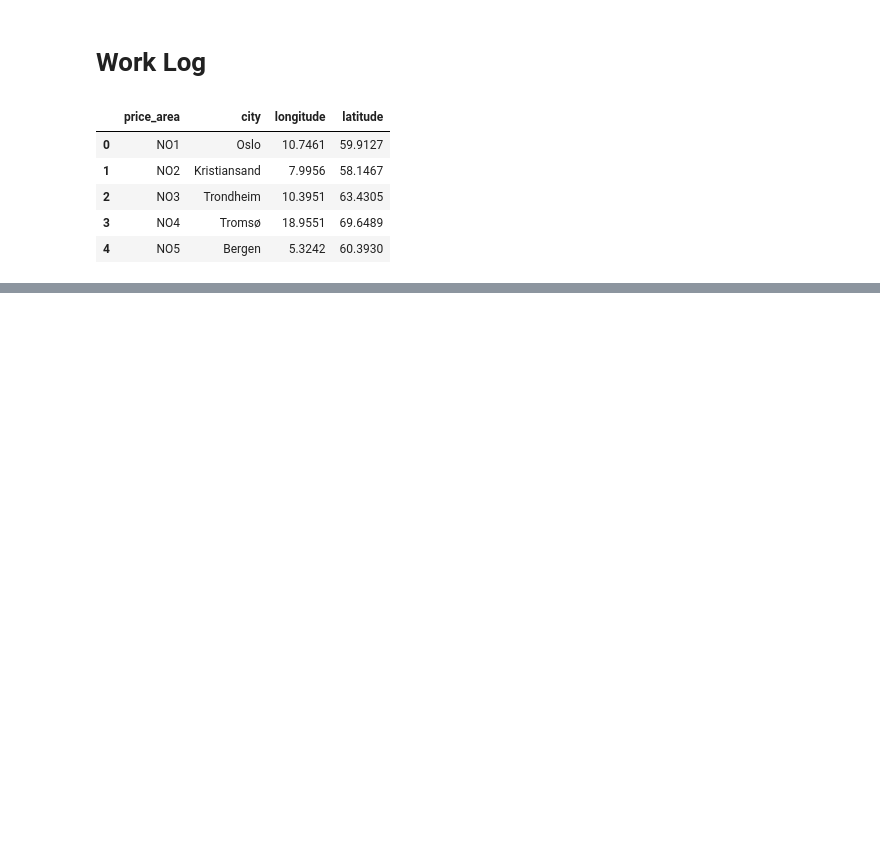
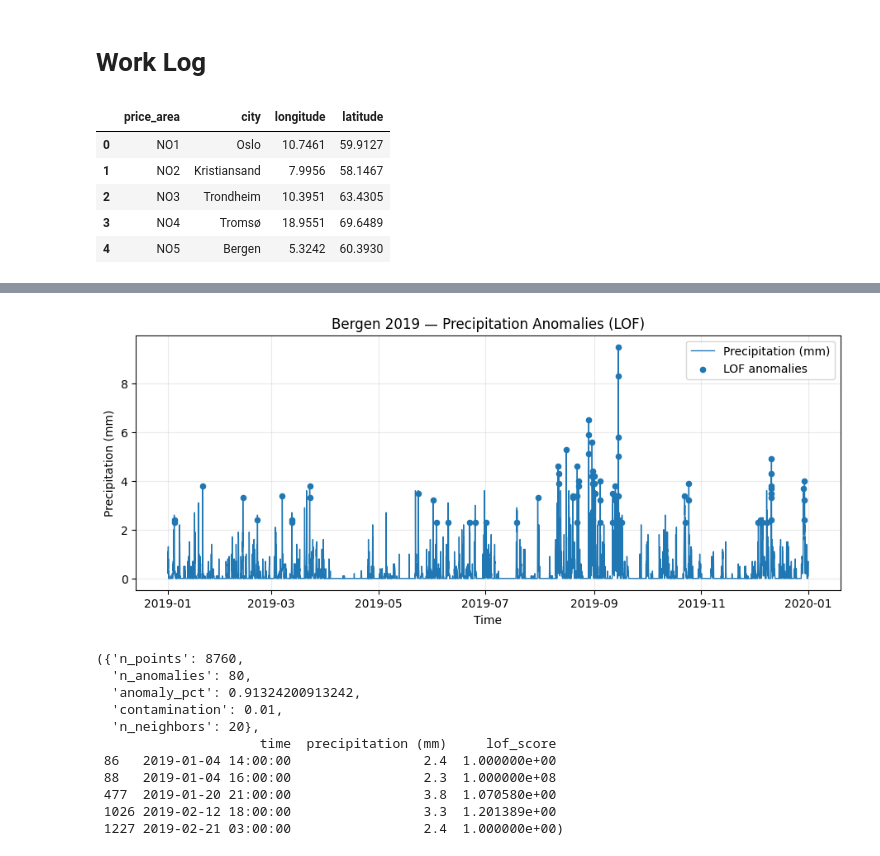
Before and after one commit to TaoM29/IND320-dashboard-basics, a Jupyter notebook: notebooks/part-3.ipynb, the cells around one changed output, grey strips where cells are left out. Cells and saved outputs as stored; diff of their text form; code cells hidden in the pictures; blank space fills up the shorter version.

```diff
--- a/notebooks/part-3.ipynb
+++ b/notebooks/part-3.ipynb
@@ -119,0 +219,79 @@ bergen.head()
+# %%
+from sklearn.neighbors import LocalOutlierFactor
+
+def plot_precip_anomalies_lof(
+    df: pd.DataFrame,
+    time_col: str = "time",
+    precip_col: str = "precipitation (mm)",
+    contamination: float = 0.01,        # 1% default
+    n_neighbors: int = 20,               # typical LOF default
+    title: str | None = None
+):
+    """
+    Plot precipitation vs time and highlight anomalies from Local Outlier Factor.
+    Returns (fig, summary_dict, anomalies_df).
+    """
+    s = df[[time_col, precip_col]].dropna().sort_values(time_col)
+    t = pd.to_datetime(s[time_col].values)
+    y = s[precip_col].astype(float).values.reshape(-1, 1)
+
+    # LOF on univariate precipitation
+    lof = LocalOutlierFactor(
+        n_neighbors=n_neighbors,
+        contamination=contamination,
+        novelty=False
+    )
+    y_pred = lof.fit_predict(y)   # -1 = outlier, 1 = inlier
+    scores = -lof.negative_outlier_factor_
+
+    is_anom = (y_pred == -1)
+
+    # plot
+    fig, ax = plt.subplots(figsize=(11, 4.0))
+    ax.plot(t, y[:, 0], lw=1.0, label="Precipitation (mm)")
+    ax.scatter(t[is_anom], y[is_anom, 0], s=20, zorder=3, label="LOF anomalies")
+
+    ax.set_xlabel("Time")
+    ax.set_ylabel("Precipitation (mm)")
+    ax.set_title(title or f"Precipitation Anomalies (LOF, contamination={contamination:.2%})")
+    ax.legend(loc="best")
+    ax.grid(True, alpha=0.25)
+
+    anomalies_df = s.loc[is_anom, [time_col, precip_col]].copy()
+    anomalies_df["lof_score"] = scores[is_anom]
+
+    summary = {
+        "n_points": int(len(s)),
+        "n_anomalies": int(is_anom.sum()),
+        "anomaly_pct": float(is_anom.mean() * 100),
+        "contamination": float(contamination),
+        "n_neighbors": int(n_neighbors),
+    }
+
+    return fig, summary, anomalies_df
+
+
+fig_p, summary_p, anomalies_p = plot_precip_anomalies_lof(
+    bergen_2019,
+    time_col="time",
+    precip_col="precipitation (mm)",
+    contamination=0.01,        # per our spec
+    n_neighbors=20,
+    title="Bergen 2019 — Precipitation Anomalies (LOF)"
+)
+plt.show()
+
+summary_p, anomalies_p.head()
+# %% [output]
+[figure, added]
+({'n_points': 8760,
+  'n_anomalies': 80,
+  'anomaly_pct': 0.91324200913242,
+  'contamination': 0.01,
+  'n_neighbors': 20},
+                     time  precipitation (mm)     lof_score
+ 86   2019-01-04 14:00:00                 2.4  1.000000e+00
+ 88   2019-01-04 16:00:00                 2.3  1.000000e+08
+ 477  2019-01-20 21:00:00                 3.8  1.070580e+00
+ 1026 2019-02-12 18:00:00                 3.3  1.201389e+00
+ 1227 2019-02-21 03:00:00                 2.4  1.000000e+00)
```
Also changed, not shown: parts of 4 cells of this notebook.
